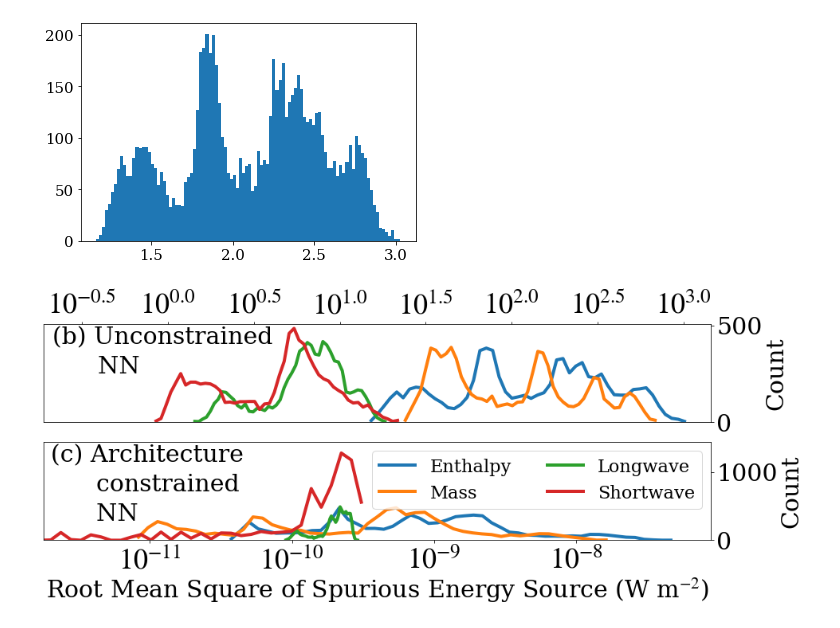
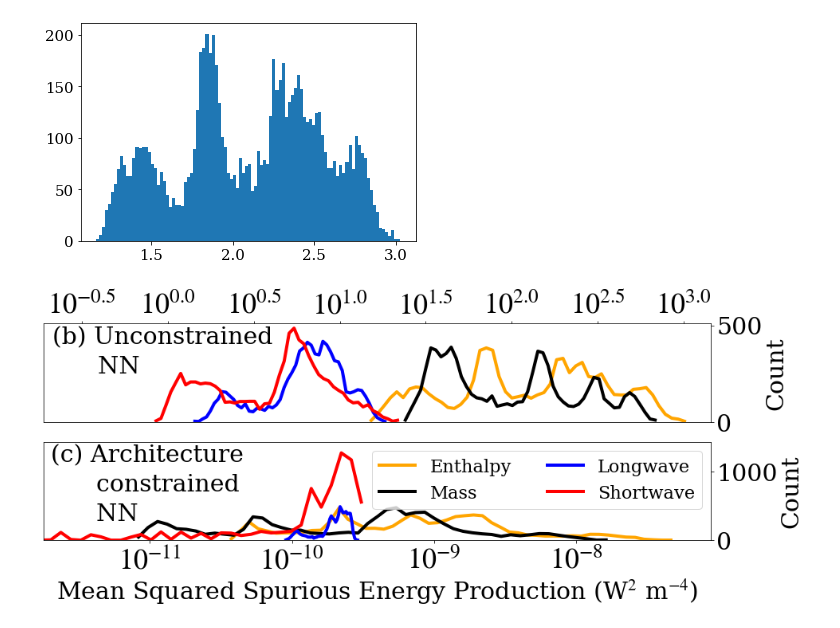
Before and after one commit to wallingTACC/CBRAIN-CAM, a Jupyter notebook: notebooks/tbeucler_devlog/043_Figures_For_Pierre_ML_Geosciences.ipynb, the cells around one changed output. Saved outputs shown, nothing was run; the diff lists cells and outputs as text; code cells hidden in the pictures.

Commit message:
Finished first draft of Figure for Veronika and Pierre

```diff
--- a/notebooks/tbeucler_devlog/043_Figures_For_Pierre_ML_Geosciences.ipynb
+++ b/notebooks/tbeucler_devlog/043_Figures_For_Pierre_ML_Geosciences.ipynb
@@ -299,12 +299,14 @@ mpl.rcParams['font.family'] = 'STIXGeneral'
 plt.rc('font', family='serif', size=fz)
 mpl.rcParams['lines.linewidth'] = lw
 plt.close('all')
+
+COLOR = ['orange','black','b','r']
 # %%
 fig,ax = plt.subplots(2,1,figsize=(15,5))
 
 ### Non conserving network
 for ikey,key in enumerate(mdC.res.keys()):
-    ax[0].plot(edg2mid(bin_edg[key]),hist[key],label=VARname[ikey])
+    ax[0].plot(edg2mid(bin_edg[key]),hist[key],label=VARname[ikey],color=COLOR[ikey])
 #ax[0].legend()
 ax[0].xaxis.tick_top()
 #ax[0].set_xlabel('Unconstrained NN: Root-mean Spurious Source of Energy (W m$^{-2}$)')
@@ -323,33 +325,33 @@ for ilab,lab in enumerate(labels):
 ax[0].set_xticklabels(labels);
 XMIN = ax[0].get_xlim()[0]
 ax[0].set_xticklabels(labels,fontsize=1.2*fz);
 ax[0].text(x=XMIN+0.05,y=0.8*YMAX,s='(b) Unconstrained')
 ax[0].text(x=XMIN+0.05,y=0.5*YMAX,s='      NN')
 
 ### Conserving network
 for ikey,key in enumerate(mdC.res.keys()):
-    ax[1].plot(edg2mid(bin_edgC[key]),histC[key],label=VARname[ikey])
+    ax[1].plot(edg2mid(bin_edgC[key]),histC[key],label=VARname[ikey],color=COLOR[ikey])
 ax[1].legend(ncol=2,loc='upper right',fontsize=0.75*fz)
 YMAX = ax[1].get_ylim()[1]+100
 ax[1].set_ylim(0,YMAX)
 ax[1].set_ylabel('Count')
 ax[1].yaxis.set_label_position('right')
 ax[1].yaxis.tick_right()
 ax[1].set_xlim(ax[1].get_xlim()[0]+1.5,ax[1].get_xlim()[1])
 plt.draw()
 # Change y labels to 10^n
 labels = [item.get_text() for item in ax[1].get_xticklabels()]
 for ilab,lab in enumerate(labels):
     labels[ilab]='$10^{'+lab+'}$';
 XMIN = ax[1].get_xlim()[0]
 ax[1].set_xticklabels(labels,fontsize=1.2*fz);
 ax[1].text(x=XMIN+0.05,y=0.8*YMAX,s='(c) Architecture')
 ax[1].text(x=XMIN+0.05,y=0.5*YMAX,s='      constrained')
 ax[1].text(x=XMIN+0.05,y=0.2*YMAX,s='      NN')
-ax[1].set_xlabel('Root Mean Square of Spurious Energy Source (W m$^{-2}$)')
+ax[1].set_xlabel('Mean Squared Spurious Energy Production (W$^{2}$ m$^{-4}$)')
 
 name = 'Ch20_ACnet_bc'
 plt.savefig(pathHOME+name+'.png',format='png')
 plt.savefig(pathHOME+name+'.pdf',format='pdf')
 # %% [output]
-[figure, old version]
+[figure, new version]
```
